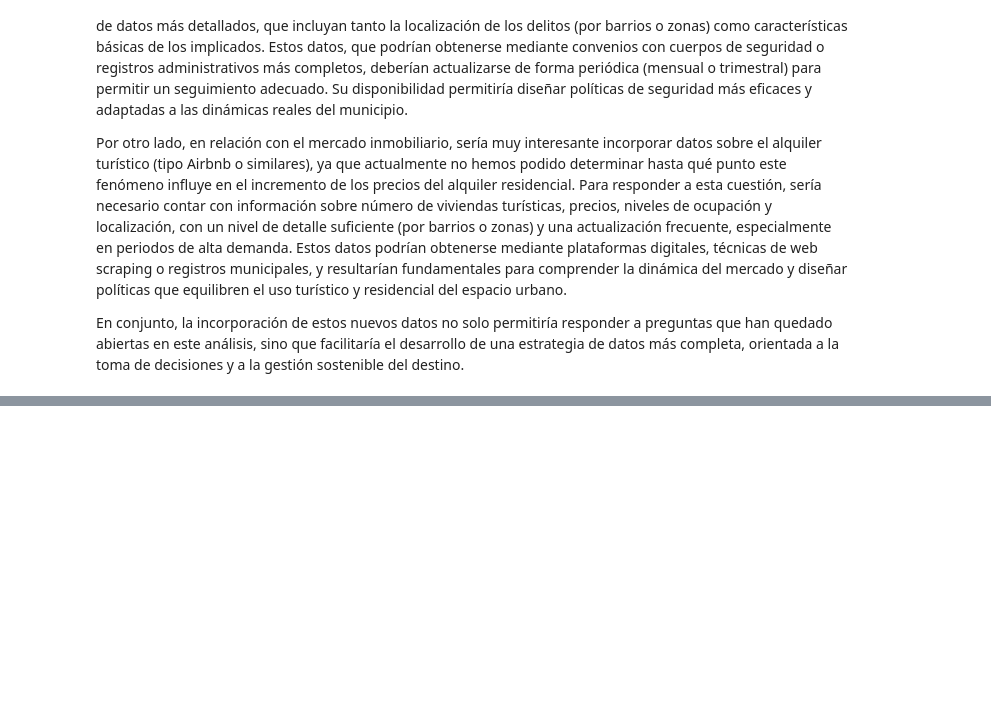
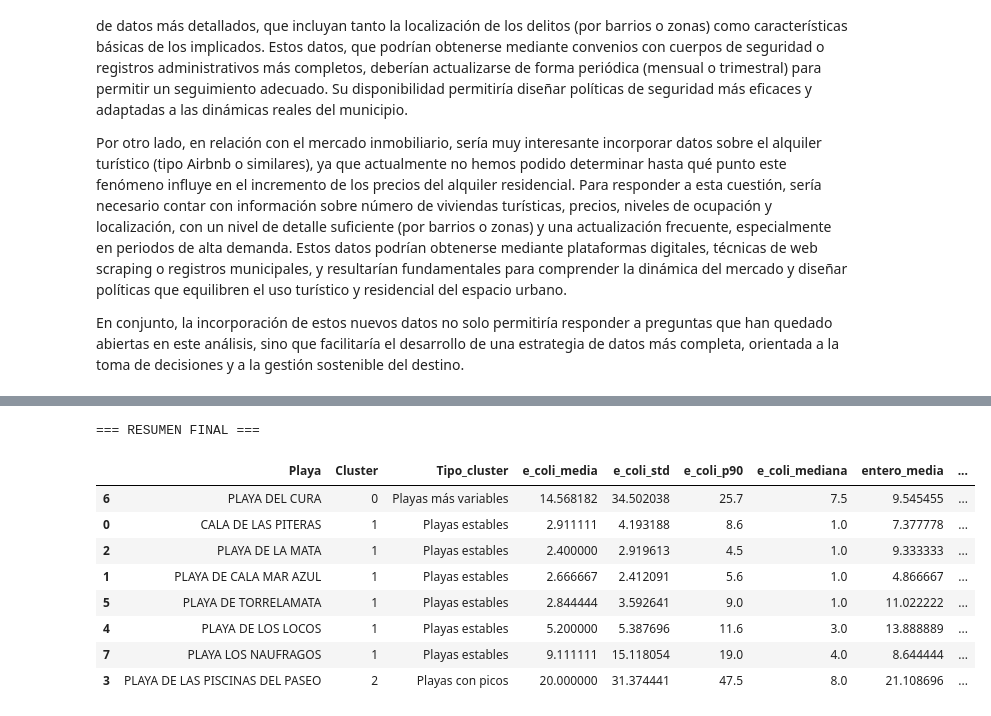
Before and after one commit to MalenaSancho/Turismo-Mineria-Datos, a Jupyter notebook: RETOS/RETO_4.ipynb, the cells around one changed output, grey strips where cells are left out. Cells and saved outputs as stored; diff of their text form; code cells hidden in the pictures; blank space fills up the shorter version.

```diff
--- a/RETOS/RETO_4.ipynb
+++ b/RETOS/RETO_4.ipynb
@@ -2496,0 +2909,22 @@ En conjunto, la incorporación de estos nuevos datos no solo permitiría respond
+# %%
+# =========================================================
+# 12. TABLA FINAL RESUMEN
+# =========================================================
+
+print("=== RESUMEN FINAL ===")
+display(
+    df_playas_cluster[
+        ['Playa', 'Cluster', 'Tipo_cluster'] + features_cluster
+    ].sort_values('Cluster')
+)
+# %% [output]
+=== RESUMEN FINAL ===
+|  | Playa | Cluster | Tipo_cluster | e_coli_media | e_coli_std | e_coli_p90 | e_coli_mediana | entero_media | ... |
+| 6 | PLAYA DEL CURA | 0 | Playas más variables | 14.568182 | 34.502038 | 25.7 | 7.5 | 9.545455 | ... |
+| 0 | CALA DE LAS PITERAS | 1 | Playas estables | 2.911111 | 4.193188 | 8.6 | 1.0 | 7.377778 | ... |
+| 2 | PLAYA DE LA MATA | 1 | Playas estables | 2.400000 | 2.919613 | 4.5 | 1.0 | 9.333333 | ... |
+| 1 | PLAYA DE CALA MAR AZUL | 1 | Playas estables | 2.666667 | 2.412091 | 5.6 | 1.0 | 4.866667 | ... |
+| 5 | PLAYA DE TORRELAMATA | 1 | Playas estables | 2.844444 | 3.592641 | 9.0 | 1.0 | 11.022222 | ... |
+| 4 | PLAYA DE LOS LOCOS | 1 | Playas estables | 5.200000 | 5.387696 | 11.6 | 3.0 | 13.888889 | ... |
+| 7 | PLAYA LOS NAUFRAGOS | 1 | Playas estables | 9.111111 | 15.118054 | 19.0 | 4.0 | 8.644444 | ... |
+| 3 | PLAYA DE LAS PISCINAS DEL PASEO | 2 | Playas con picos | 20.000000 | 31.374441 | 47.5 | 8.0 | 21.108696 | ... |
```
Also changed, not shown: parts of 20 cells of this notebook.
